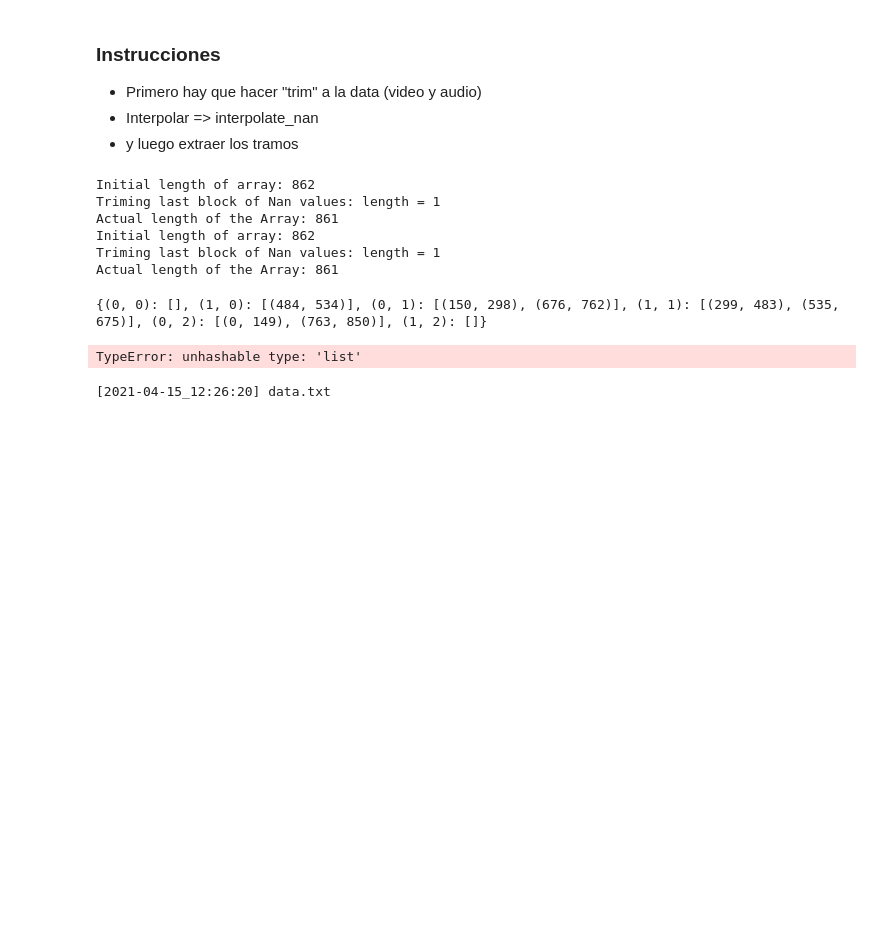
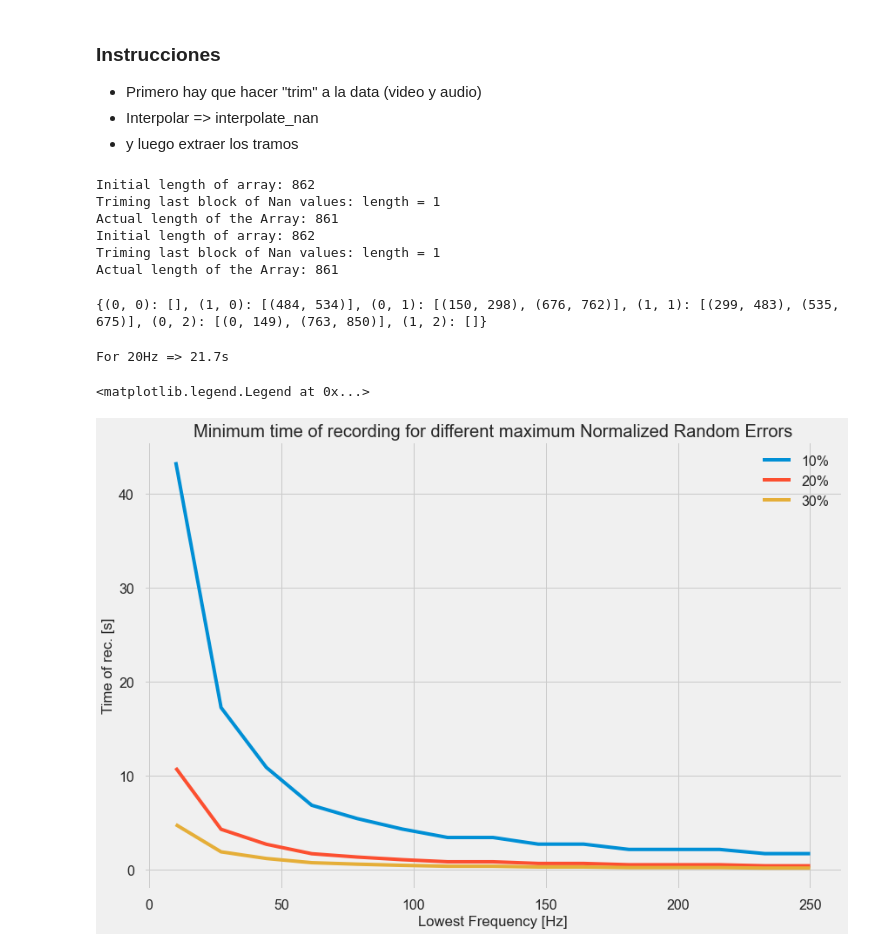
Before and after one commit to TheHawz/Quick-Scan, a Jupyter notebook: jupyter/Sound tests.ipynb, the cells around one changed output. Cells and saved outputs as stored; diff of their text form; code cells hidden in the pictures; blank space fills up the shorter version.

Commit message:
update jupyter notebook with time calculations

```diff
--- a/jupyter/Sound tests.ipynb
+++ b/jupyter/Sound tests.ipynb
@@ -150,8 +150,3 @@ for index in range(len(grid_list)):
 print(dictionary)
 # %% [output]
 {(0, 0): [], (1, 0): [(484, 534)], (0, 1): [(150, 298), (676, 762)], (1, 1): [(299, 483), (535, 675)], (0, 2): [(0, 149), (763, 850)], (1, 2): []}
-# %%
-
-d
-# %% [output]
-TypeError: unhashable type: 'list'
@@ -160,9 +152,0 @@ from PyOctaveBand import PyOctaveBand
-# %%
-from datetime import datetime
-file_name='data.txt'
-now = datetime.now()
-date = now.strftime("[%Y-%m-%d_%H:%M:%S] ")
-file_name = date + file_name
-print(file_name)
-# %% [output]
-[2021-04-15_12:26:20] data.txt
@@ -168,0 +159,40 @@ print(file_name)
+# %%
+def getTime(B, e=0.1):
+    #   e = 1 / (B*T)^(1/2)
+    return 1/(B*e**2)
+
+def getSmallestBandwidth(low_freq, frac=3, fs=48000):
+    freq, freq_d, freq_u = PyOctaveBand.genfreqs((low_freq, 10000), frac, fs)
+    smallest_bandwidth = freq_u[0]-freq_d[0]
+    return smallest_bandwidth
+
+def getTimeOfRecording(lowest_freq, e = 0.1, frac = 3, fs = 48000):
+    sb =getSmallestBandwidth(lowest_freq, frac, fs)
+    return getTime(sb, e)
+
+print(f'For 20Hz => {round(getTimeOfRecording(20), 1)}s')
+# %% [output]
+For 20Hz => 21.7s
+# %%
+import numpy as np
+import matplotlib.pyplot as plt
+
+plt.style.use('fivethirtyeight')
+
+errors = [0.1, 0.2, 0.3]
+
+low_freqs = np.linspace(10, 250, num=15)
+smallest_bandwidths = [getSmallestBandwidth(f) for f in low_freqs]
+times = [[getTime(b, e) for b in smallest_bandwidths] for e in errors]
+
+fig, ax = plt.subplots()
+for i in range(len(errors)):
+    ax.plot(low_freqs, times[i], label=str(round(errors[i]*100))+'%')
+
+ax.set_title('Minimum time of recording for different maximum Normalized Random Errors')
+ax.set_xlabel(r'Lowest Frequency [Hz]')
+ax.set_ylabel('Time of rec. [s]')
+plt.legend()
+# %% [output]
+<matplotlib.legend.Legend at 0x...>
+[figure, added]
```
Also changed, not shown: parts of 3 cells of this notebook.
